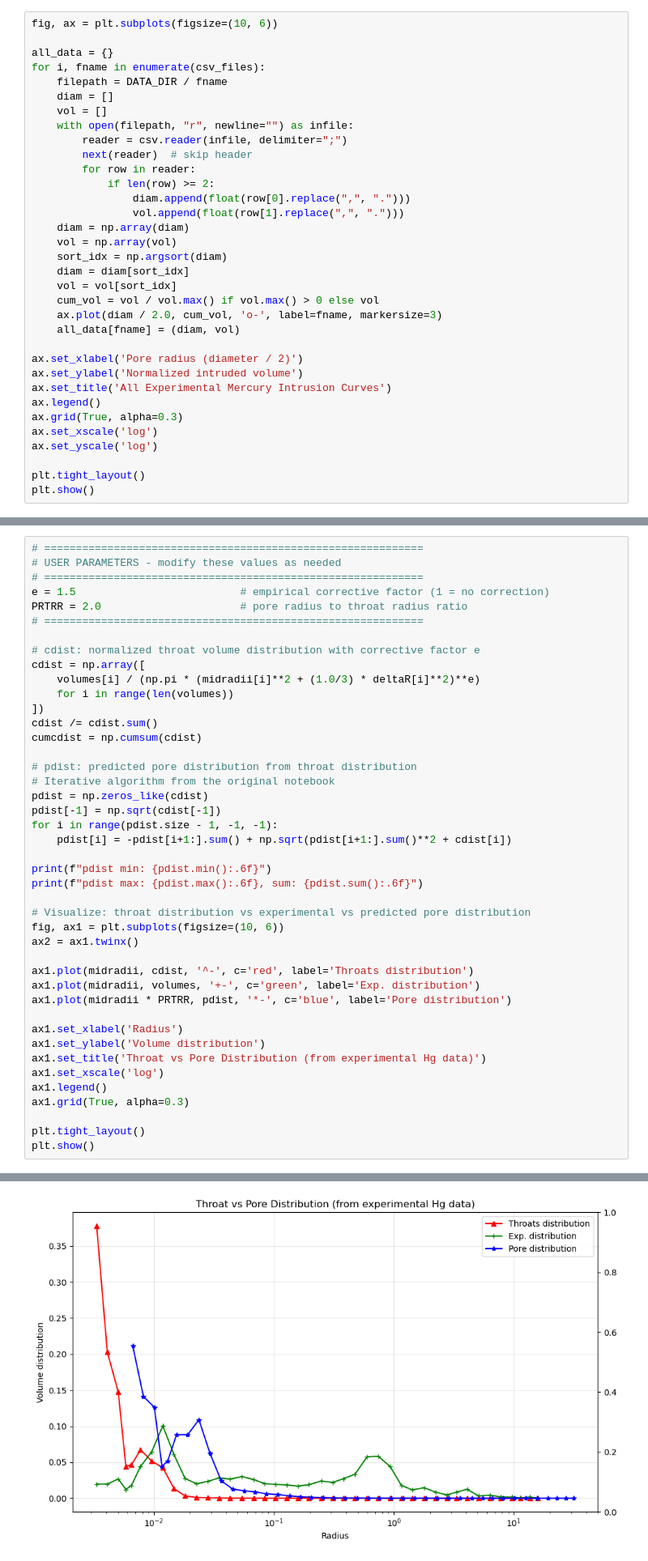
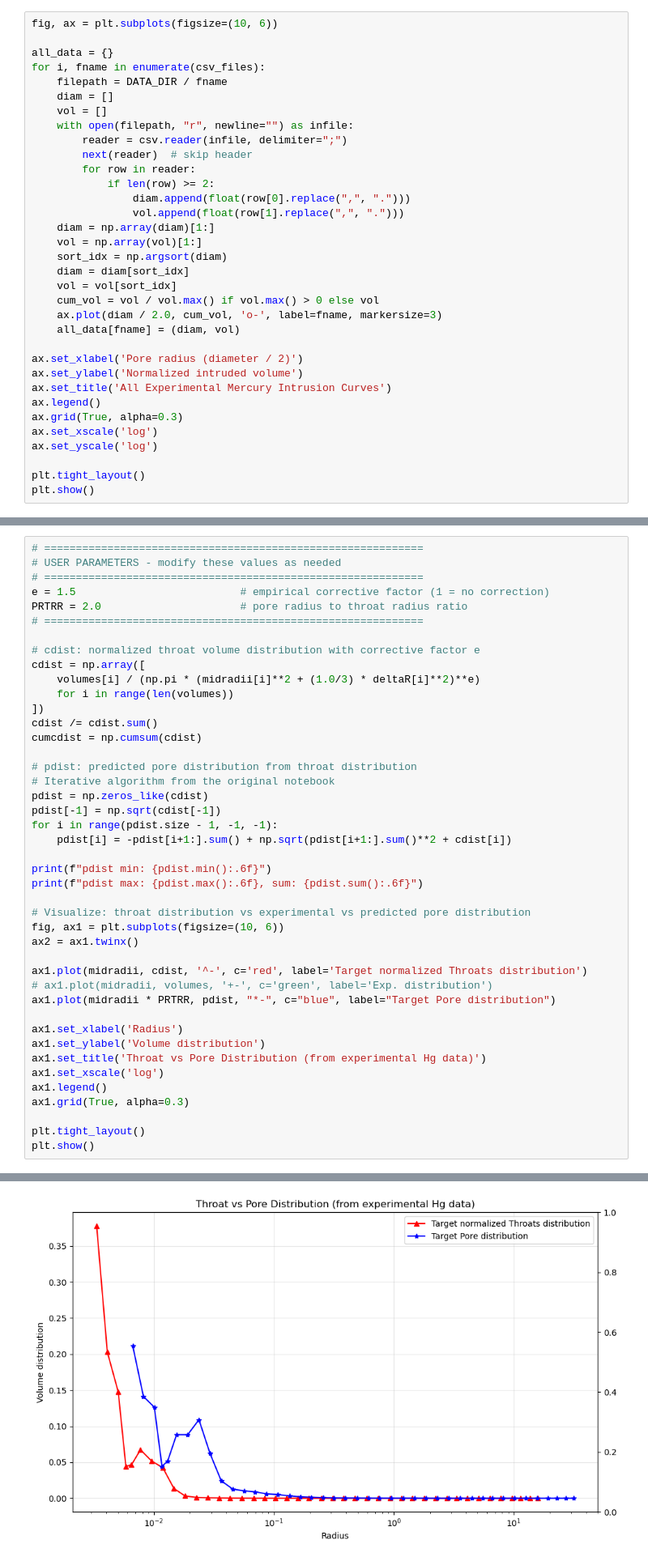
Before and after one commit to jerome-lux/pnm, a Jupyter notebook: examples/PNM-generation.ipynb, the cells around one changed output, grey strips where cells are left out. Shown at 81% size. Cells and saved outputs as stored; diff of their text form.

```diff
--- a/examples/PNM-generation.ipynb
+++ b/examples/PNM-generation.ipynb
@@ -100,8 +99,8 @@ for i, fname in enumerate(csv_files):
             if len(row) >= 2:
                 diam.append(float(row[0].replace(",", ".")))
                 vol.append(float(row[1].replace(",", ".")))
-    diam = np.array(diam)
-    vol = np.array(vol)
+    diam = np.array(diam)[1:]
+    vol = np.array(vol)[1:]
     sort_idx = np.argsort(diam)
     diam = diam[sort_idx]
     vol = vol[sort_idx]
@@ -230,37 +229,37 @@ cdist = np.array([
 cdist /= cdist.sum()
 cumcdist = np.cumsum(cdist)
 
 # pdist: predicted pore distribution from throat distribution
 # Iterative algorithm from the original notebook
 pdist = np.zeros_like(cdist)
 pdist[-1] = np.sqrt(cdist[-1])
 for i in range(pdist.size - 1, -1, -1):
     pdist[i] = -pdist[i+1:].sum() + np.sqrt(pdist[i+1:].sum()**2 + cdist[i])
 
 print(f"pdist min: {pdist.min():.6f}")
 print(f"pdist max: {pdist.max():.6f}, sum: {pdist.sum():.6f}")
 
 # Visualize: throat distribution vs experimental vs predicted pore distribution
 fig, ax1 = plt.subplots(figsize=(10, 6))
 ax2 = ax1.twinx()
 
-ax1.plot(midradii, cdist, '^-', c='red', label='Throats distribution')
-ax1.plot(midradii, volumes, '+-', c='green', label='Exp. distribution')
-ax1.plot(midradii * PRTRR, pdist, '*-', c='blue', label='Pore distribution')
+ax1.plot(midradii, cdist, '^-', c='red', label='Target normalized Throats distribution')
+# ax1.plot(midradii, volumes, '+-', c='green', label='Exp. distribution')
+ax1.plot(midradii * PRTRR, pdist, "*-", c="blue", label="Target Pore distribution")
 
 ax1.set_xlabel('Radius')
 ax1.set_ylabel('Volume distribution')
 ax1.set_title('Throat vs Pore Distribution (from experimental Hg data)')
 ax1.set_xscale('log')
 ax1.legend()
 ax1.grid(True, alpha=0.3)
 
 plt.tight_layout()
 plt.show()
 # %% [output]
 pdist min: 0.000000
 pdist max: 0.211165, sum: 1.000000
-[figure, old version]
+[figure, new version]
 # %% [markdown]
 ### Pore radius bins for network generation
 # %%
```
Also changed, not shown: parts of 10 cells of this notebook, 3 other files.
